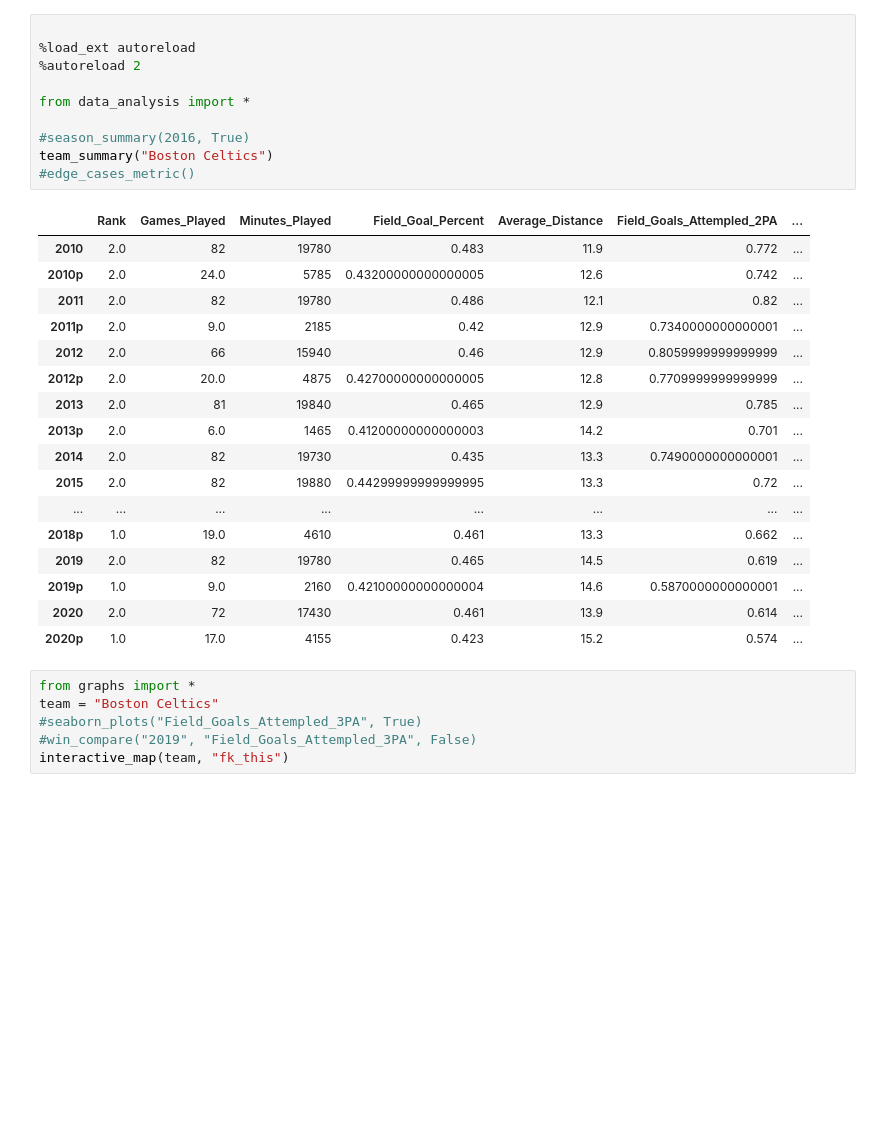
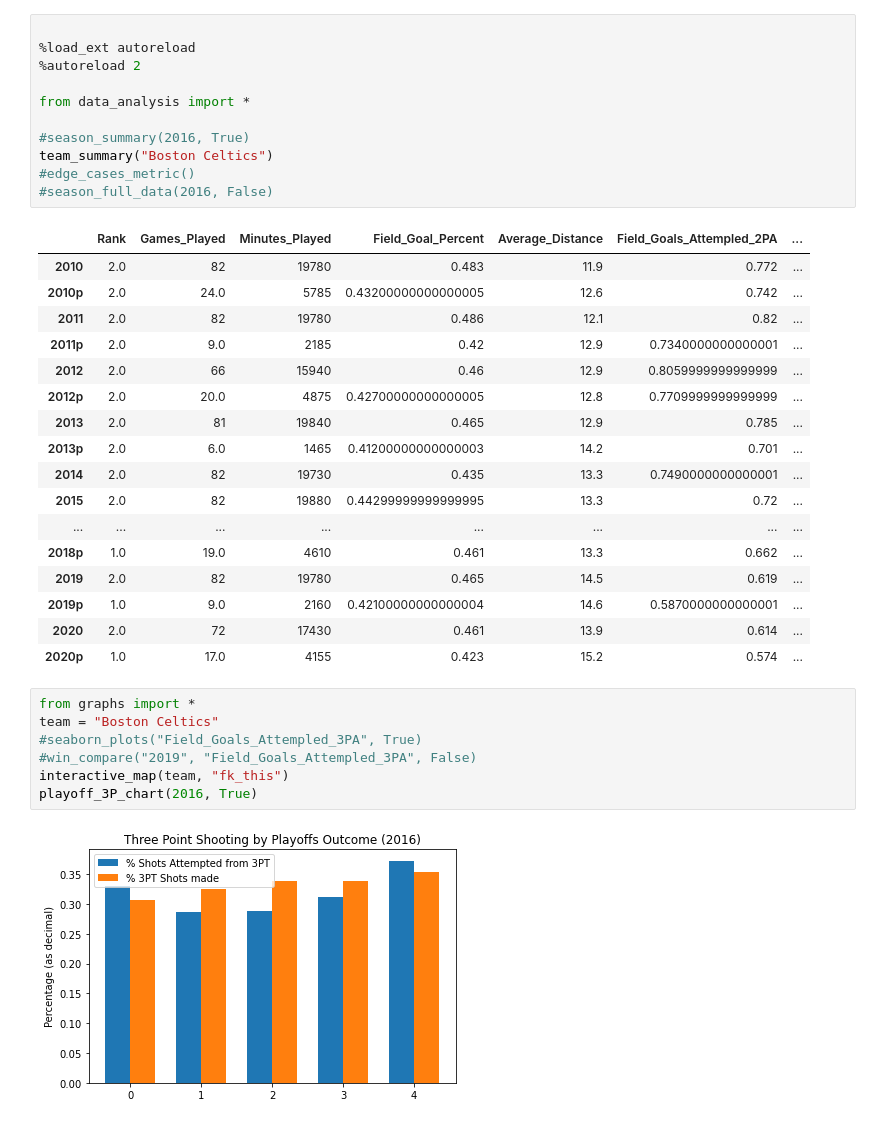
Before and after one commit to olincollege/NBA_MoreyBall_Analysis, a Jupyter notebook: test.ipynb, the cells around one changed output. Cells and saved outputs as stored; diff of their text form; blank space fills up the shorter version.

```diff
--- a/test.ipynb
+++ b/test.ipynb
@@ -8,6 +8,7 @@ from data_analysis import *
 #season_summary(2016, True)
 team_summary("Boston Celtics")
 #edge_cases_metric()
+#season_full_data(2016, False)
 # %% [output]
 |  | Rank | Games_Played | Minutes_Played | Field_Goal_Percent | Average_Distance | Field_Goals_Attempled_2PA | ... |
 | 2010 | 2.0 | 82 | 19780 | 0.483 | 11.9 | 0.772 | ... |
@@ -29,6 +30,9 @@ team_summary("Boston Celtics")
 # %%
 from graphs import *
 team = "Boston Celtics"
 #seaborn_plots("Field_Goals_Attempled_3PA", True)
 #win_compare("2019", "Field_Goals_Attempled_3PA", False)
 interactive_map(team, "fk_this")
+playoff_3P_chart(2016, True)
+# %% [output]
+[figure, added]
```
Also changed, not shown: parts of 1 cell of this notebook, 3 other files.
